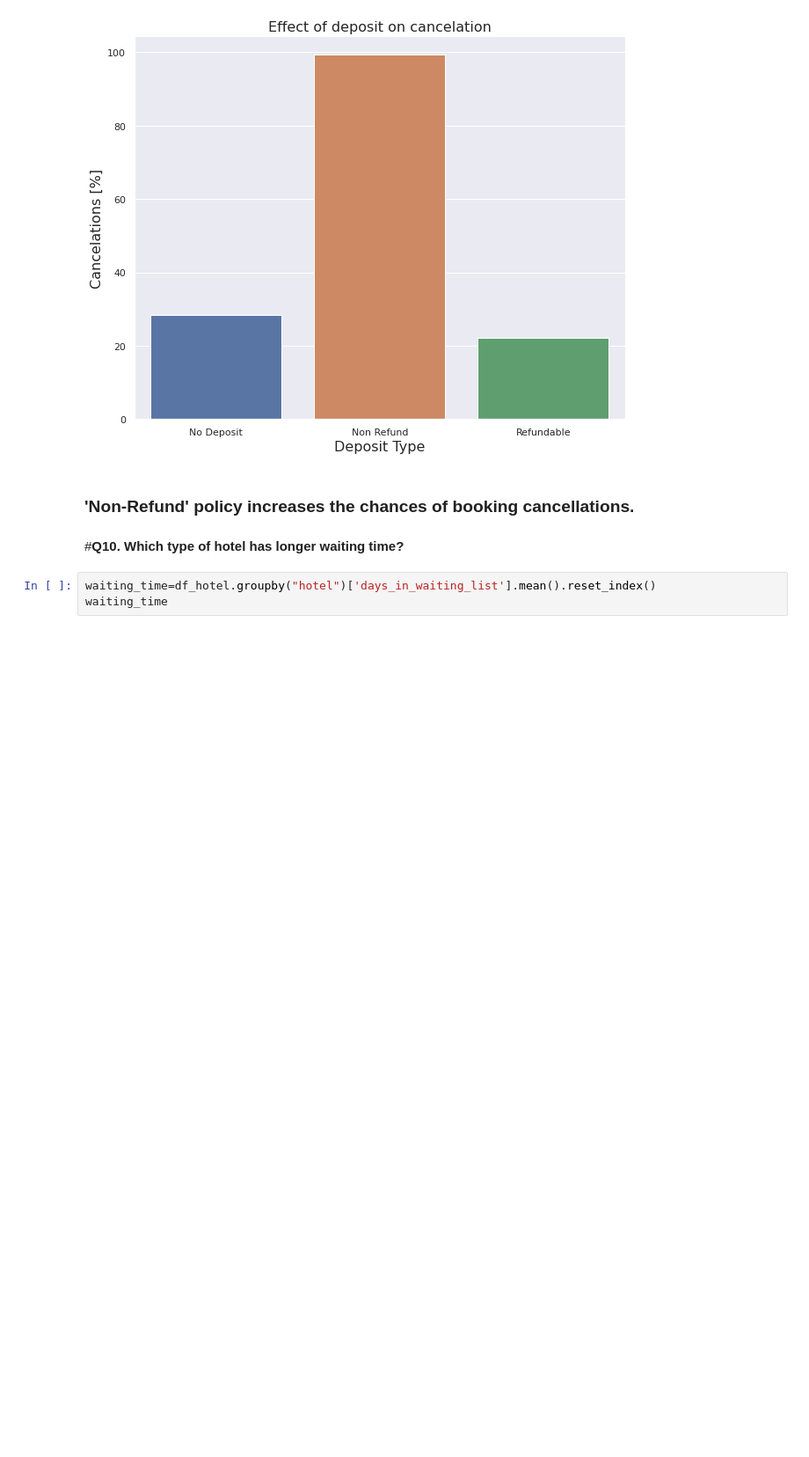
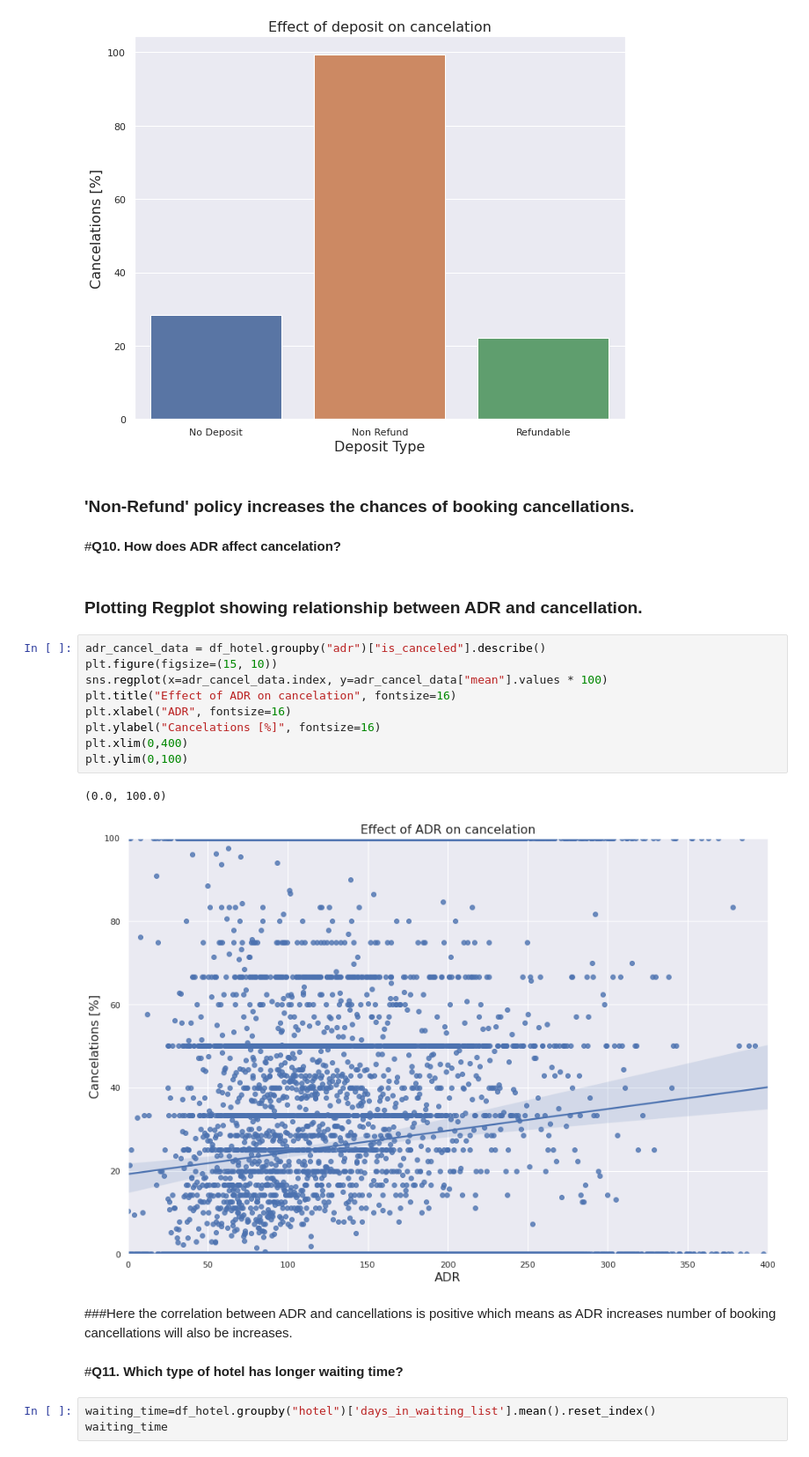
Before and after one commit to Asohail115/Hotel-Booking-Analysis, a Jupyter notebook: Hotel_Booking_Analysis_EDA_Capstone_Project.ipynb, the cells around one changed output. Shown at 88% size. Saved outputs shown, nothing was run; the diff lists cells and outputs as text; blank space fills up the shorter version.

```diff
--- a/Hotel_Booking_Analysis_EDA_Capstone_Project.ipynb
+++ b/Hotel_Booking_Analysis_EDA_Capstone_Project.ipynb
@@ -631,8 +633,26 @@ Text(0, 0.5, 'Cancelations [%]')
 [figure]
 # %% [markdown]
 ### 'Non-Refund' policy increases the chances of booking cancellations.
+# %% [markdown]
+#**Q10. How does ADR affect cancelation?**
+# %% [markdown]
+### Plotting Regplot showing relationship between ADR and cancellation.
+# %%
+adr_cancel_data = df_hotel.groupby("adr")["is_canceled"].describe()
+plt.figure(figsize=(15, 10))
+sns.regplot(x=adr_cancel_data.index, y=adr_cancel_data["mean"].values * 100)
+plt.title("Effect of ADR on cancelation", fontsize=16)
+plt.xlabel("ADR", fontsize=16)
+plt.ylabel("Cancelations [%]", fontsize=16)
+plt.xlim(0,400)
+plt.ylim(0,100)
+# %% [output]
+(0.0, 100.0)
+[figure, added]
+# %% [markdown]
+###Here the correlation between ADR and cancellations is positive which means as ADR increases number of booking cancellations will also be increases.
 # %% [markdown]
-#**Q10. Which type of hotel has longer waiting time?**
+#**Q11. Which type of hotel has longer waiting time?**
 # %%
 waiting_time=df_hotel.groupby("hotel")['days_in_waiting_list'].mean().reset_index()
 waiting_time
```
Also changed, not shown: parts of 8 cells of this notebook.
